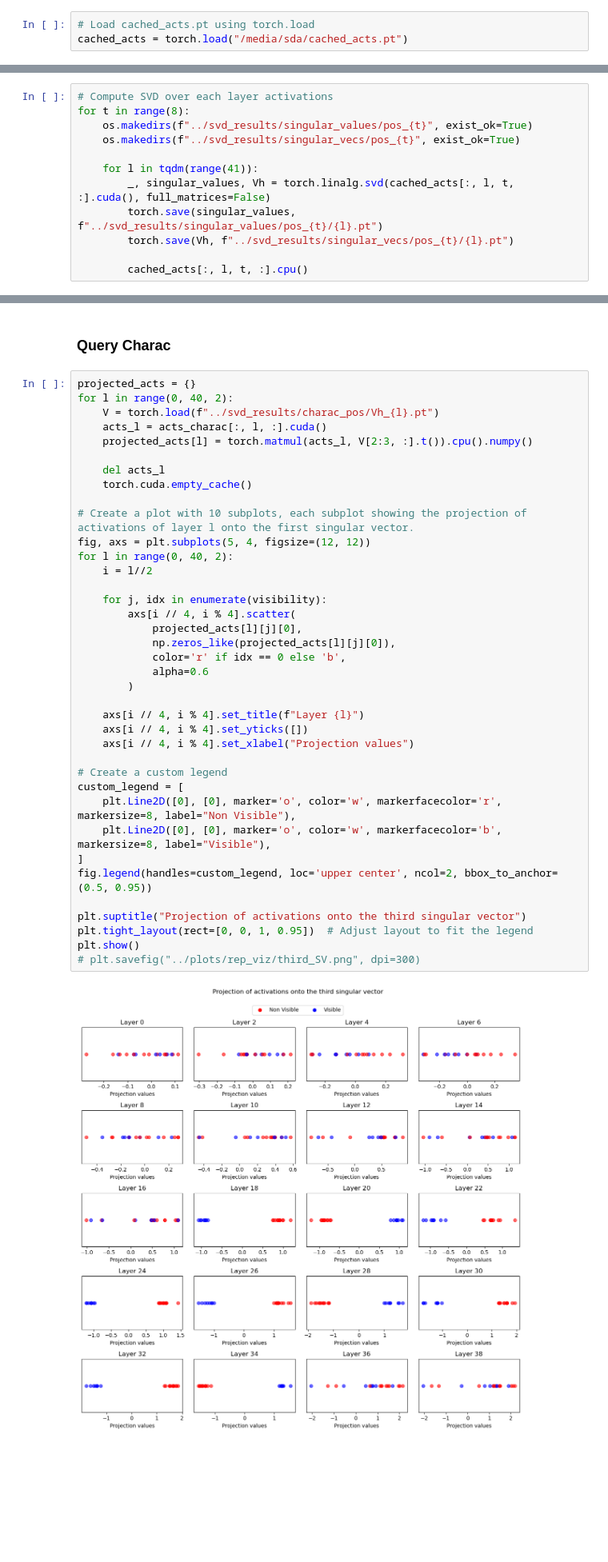
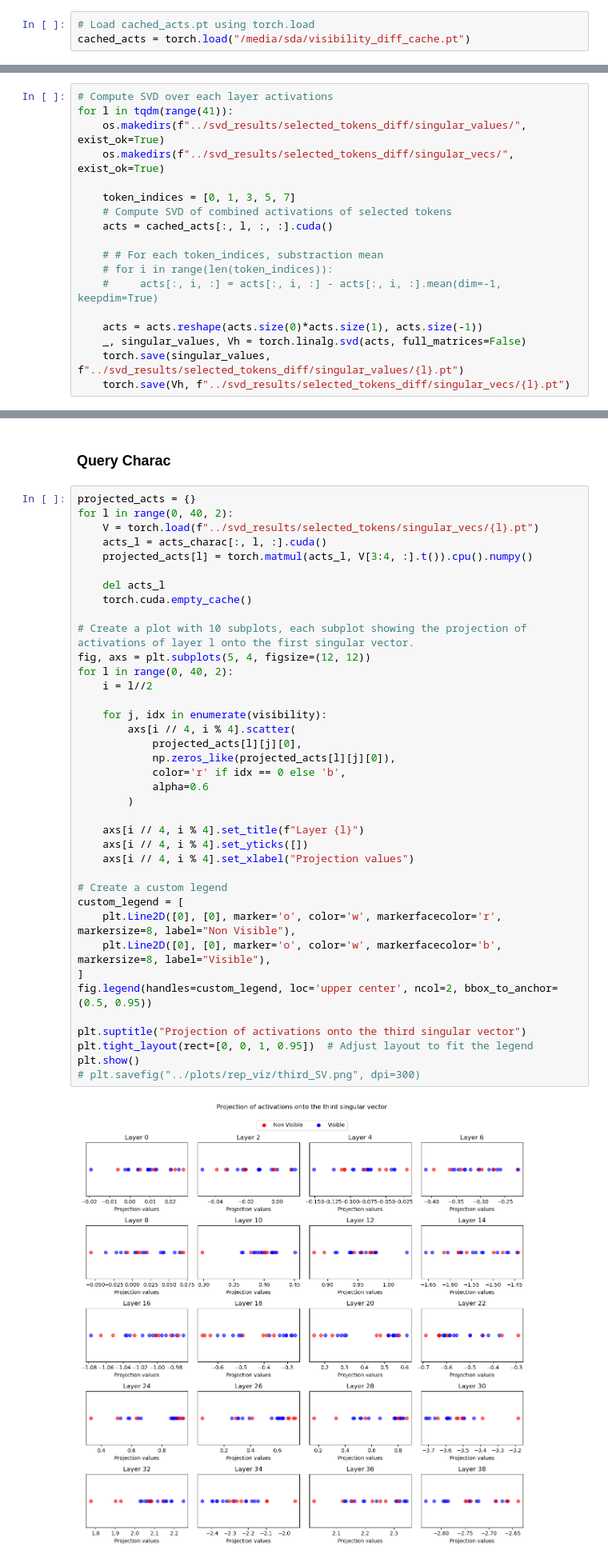
Before and after one commit to umango101/belief_tracking, a Jupyter notebook: notebooks/rep_analysis.ipynb, the cells around one changed output, grey strips where cells are left out. Shown at 80% size. Cells and saved outputs as stored; diff of their text form; blank space fills up the shorter version.

Commit message:
Visibility subspace identified

```diff
--- a/notebooks/rep_analysis.ipynb
+++ b/notebooks/rep_analysis.ipynb
@@ -70,7 +71,7 @@ The `load_in_4bit` and `load_in_8bit` arguments are deprecated and will be remov
 # Computing Singular Vectors
 # %%
 # Load cached_acts.pt using torch.load
-cached_acts = torch.load("/media/sda/cached_acts.pt")
+cached_acts = torch.load("/media/sda/visibility_diff_cache.pt")
 # %%
 cached_acts.shape
 # %% [output]
@@ -87,15 +109,21 @@ torch.Size([1000, 80, 8, 8192])
 # %%
 # Compute SVD over each layer activations
-for t in range(8):
-    os.makedirs(f"../svd_results/singular_values/pos_{t}", exist_ok=True)
-    os.makedirs(f"../svd_results/singular_vecs/pos_{t}", exist_ok=True)
+for l in tqdm(range(41)):
+    os.makedirs(f"../svd_results/selected_tokens_diff/singular_values/", exist_ok=True)
+    os.makedirs(f"../svd_results/selected_tokens_diff/singular_vecs/", exist_ok=True)
 
-    for l in tqdm(range(41)):
-        _, singular_values, Vh = torch.linalg.svd(cached_acts[:, l, t, :].cuda(), full_matrices=False)
-        torch.save(singular_values, f"../svd_results/singular_values/pos_{t}/{l}.pt")
-        torch.save(Vh, f"../svd_results/singular_vecs/pos_{t}/{l}.pt")
+    token_indices = [0, 1, 3, 5, 7]
+    # Compute SVD of combined activations of selected tokens
+    acts = cached_acts[:, l, :, :].cuda()
 
-        cached_acts[:, l, t, :].cpu()
+    # # For each token_indices, substraction mean
+    # for i in range(len(token_indices)):
+    #     acts[:, i, :] = acts[:, i, :] - acts[:, i, :].mean(dim=-1, keepdim=True)
+
+    acts = acts.reshape(acts.size(0)*acts.size(1), acts.size(-1))
+    _, singular_values, Vh = torch.linalg.svd(acts, full_matrices=False)
+    torch.save(singular_values, f"../svd_results/selected_tokens_diff/singular_values/{l}.pt")
+    torch.save(Vh, f"../svd_results/selected_tokens_diff/singular_vecs/{l}.pt")
 # %% [markdown]
 # Load Dataset
 # %%
@@ -249,43 +277,43 @@ plt.show()
 # %%
 projected_acts = {}
 for l in range(0, 40, 2):
-    V = torch.load(f"../svd_results/charac_pos/Vh_{l}.pt")
+    V = torch.load(f"../svd_results/selected_tokens/singular_vecs/{l}.pt")
     acts_l = acts_charac[:, l, :].cuda()
-    projected_acts[l] = torch.matmul(acts_l, V[2:3, :].t()).cpu().numpy()
+    projected_acts[l] = torch.matmul(acts_l, V[3:4, :].t()).cpu().numpy()
 
     del acts_l
     torch.cuda.empty_cache()
 
 # Create a plot with 10 subplots, each subplot showing the projection of activations of layer l onto the first singular vector.
 fig, axs = plt.subplots(5, 4, figsize=(12, 12))
 for l in range(0, 40, 2):
     i = l//2
 
     for j, idx in enumerate(visibility):
         axs[i // 4, i % 4].scatter(
             projected_acts[l][j][0],
             np.zeros_like(projected_acts[l][j][0]),
             color='r' if idx == 0 else 'b',
             alpha=0.6
         )
 
     axs[i // 4, i % 4].set_title(f"Layer {l}")
     axs[i // 4, i % 4].set_yticks([])
     axs[i // 4, i % 4].set_xlabel("Projection values")
 
 # Create a custom legend
 custom_legend = [
     plt.Line2D([0], [0], marker='o', color='w', markerfacecolor='r', markersize=8, label="Non Visible"),
     plt.Line2D([0], [0], marker='o', color='w', markerfacecolor='b', markersize=8, label="Visible"),
 ]
 fig.legend(handles=custom_legend, loc='upper center', ncol=2, bbox_to_anchor=(0.5, 0.95))
 
 plt.suptitle("Projection of activations onto the third singular vector")
 plt.tight_layout(rect=[0, 0, 1, 0.95])  # Adjust layout to fit the legend
 plt.show()
 # plt.savefig("../plots/rep_viz/third_SV.png", dpi=300)
 # %% [output]
-[figure, old version]
+[figure, new version]
 # %% [markdown]
 ### Last token
 # %%
```
Also changed, not shown: parts of 12 cells of this notebook, 9 other files.
